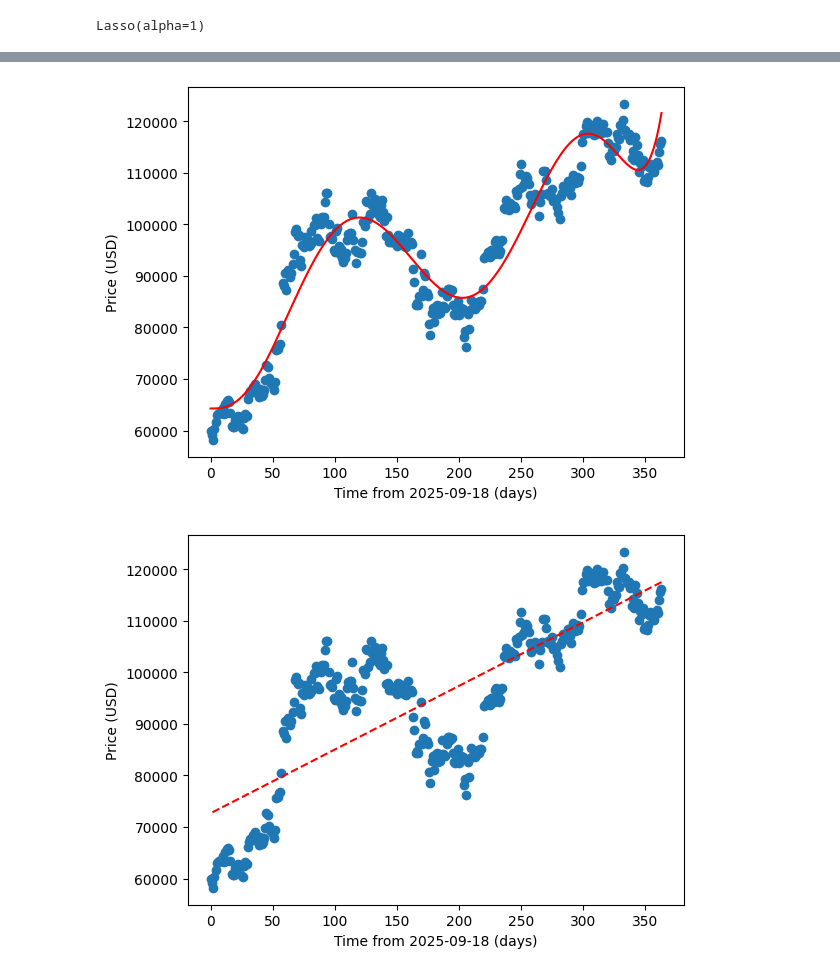
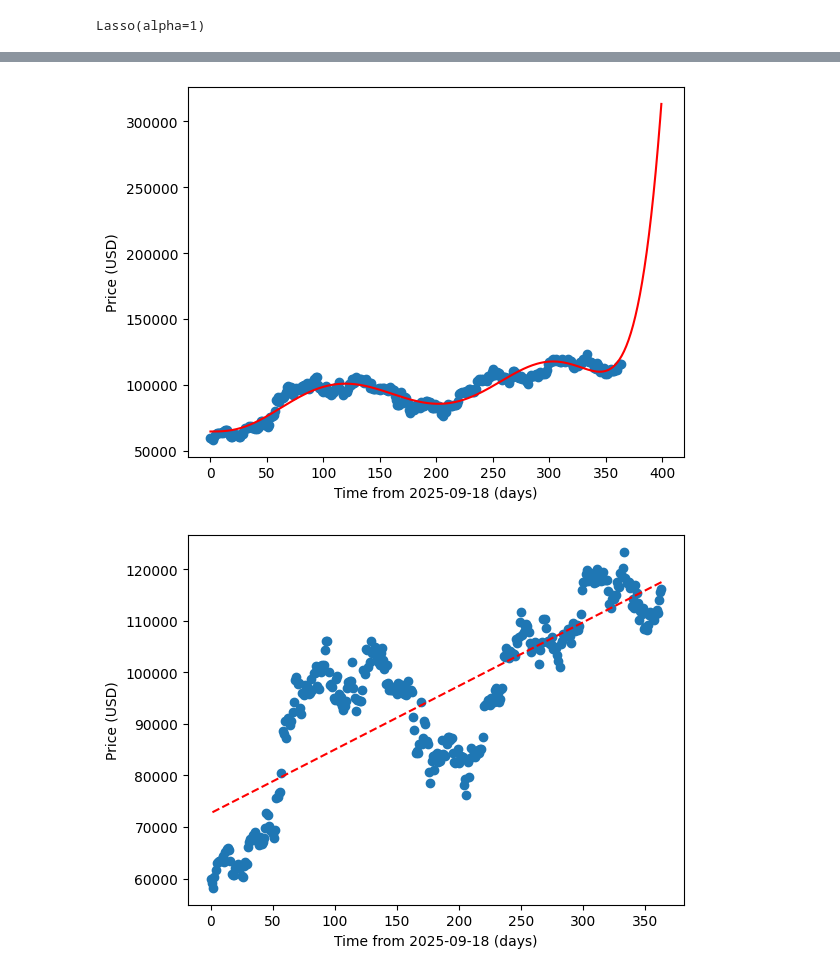
Before and after one commit to hose-ay1/aiqf-cyrpto, a Jupyter notebook: bitcoin_regression copy.ipynb, the cells around one changed output, grey strips where cells are left out. Drawn from its saved outputs; the diff is of its cells as text; code cells hidden in the pictures.

```diff
--- a/bitcoin_regression copy.ipynb
+++ b/bitcoin_regression copy.ipynb
@@ -140,3 +163,4 @@ plt.show()
 X_sing = df['timeClose'].values.reshape(-1, 1)
 X_multi = pd.concat([df[['timeClose', 'open', 'high', 'low', 'volume']], ethereum_df[['eth_open', 'eth_high', 'eth_low', 'eth_volume']]], axis=1)
 y = df['close'].values.reshape(-1, 1)
+X_multi_test = pd.concat([df[['timeClose', 'open']]], axis=1)
@@ -143,3 +175,12 @@ y = df['close'].values.reshape(-1, 1)
 # %%
 X_train_sing, X_test_sing, y_train_sing, y_test_sing = train_test_split(X_sing, y, test_size=0.2)
 X_train_multi, X_test_multi, y_train_multi, y_test_multi = train_test_split(X_multi, y, test_size=0.2)
+# %%
+model_multi_test = LinearRegression()
+model_multi_test.fit(X_multi_test, y)
+y_predicted_test = model_multi_test.predict(X_multi_test)
+r2_linear = r2_score(y, y_predicted_test)
+print(r2_linear)
+print("Cross validation for polynomial regression: " + str(cross_val_score(model_multi_test, X_test_sing, y_test_sing, cv=10).mean()))
+print("MSE for polynomial regression: " + str(mean_squared_error(y_predicted_test, y)))
+print(f"MAPE for polynomial regression: {str(round(mean_absolute_percentage_error(y_predicted_test, y) * 100, 5))}% \n")
@@ -262,11 +313,13 @@ plt.show()
 # %%
 plt.scatter(X_sing, y)
-plt.plot(X_sing, y_predicted, color='red', label='Line of Best Fit')
+arr = np.arange(400).reshape(-1, 1)
+y_predicted_graph = polyreg_sing.predict(arr)
+plt.plot(arr, y_predicted_graph, color='red', label='Line of Best Fit')
 plt.xlabel("Time from 2025-09-18 (days)")
 plt.ylabel("Price (USD)")
 plt.show()
 # %% [output]
-[figure, old version]
+[figure, new version]
 # %%
 plt.scatter(X_sing, y)
 plt.plot(X_sing, y_pred, color='red', label='Line of Best Fit', linestyle='--')
```
Also changed, not shown: parts of 26 cells of this notebook, 9 other files.
